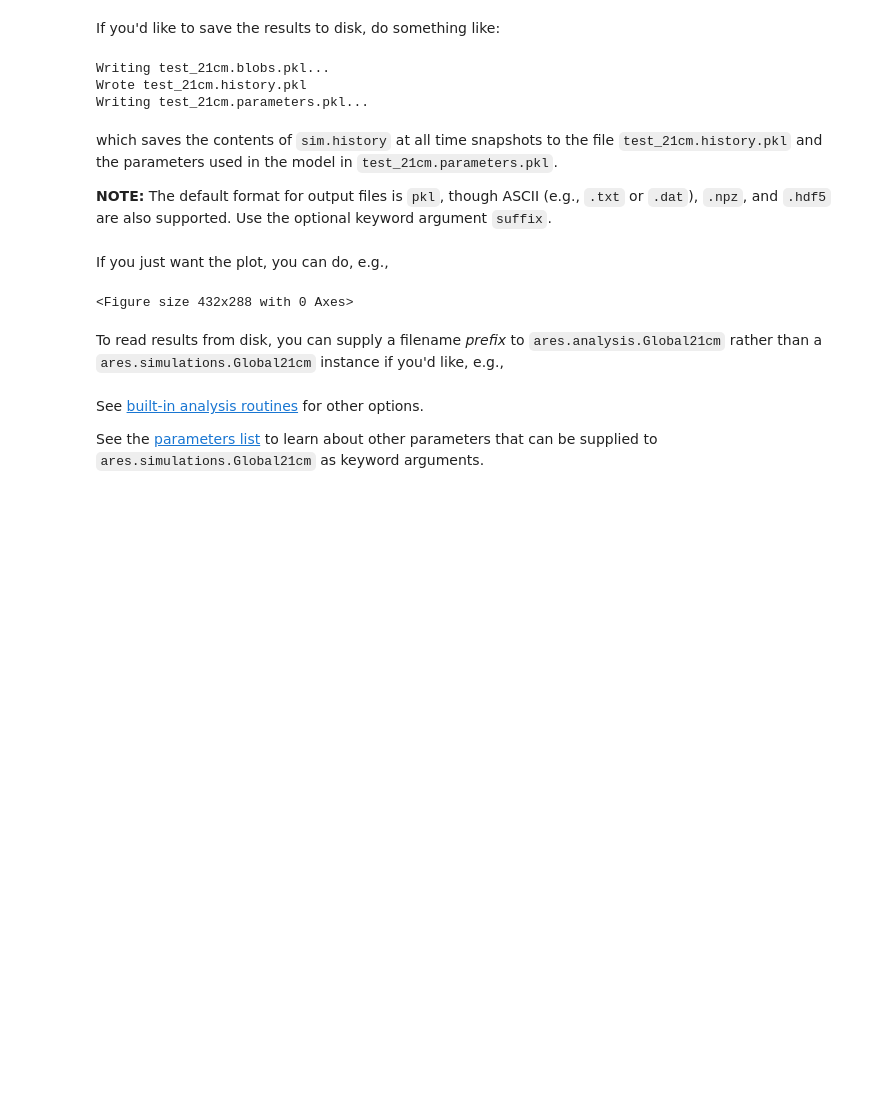
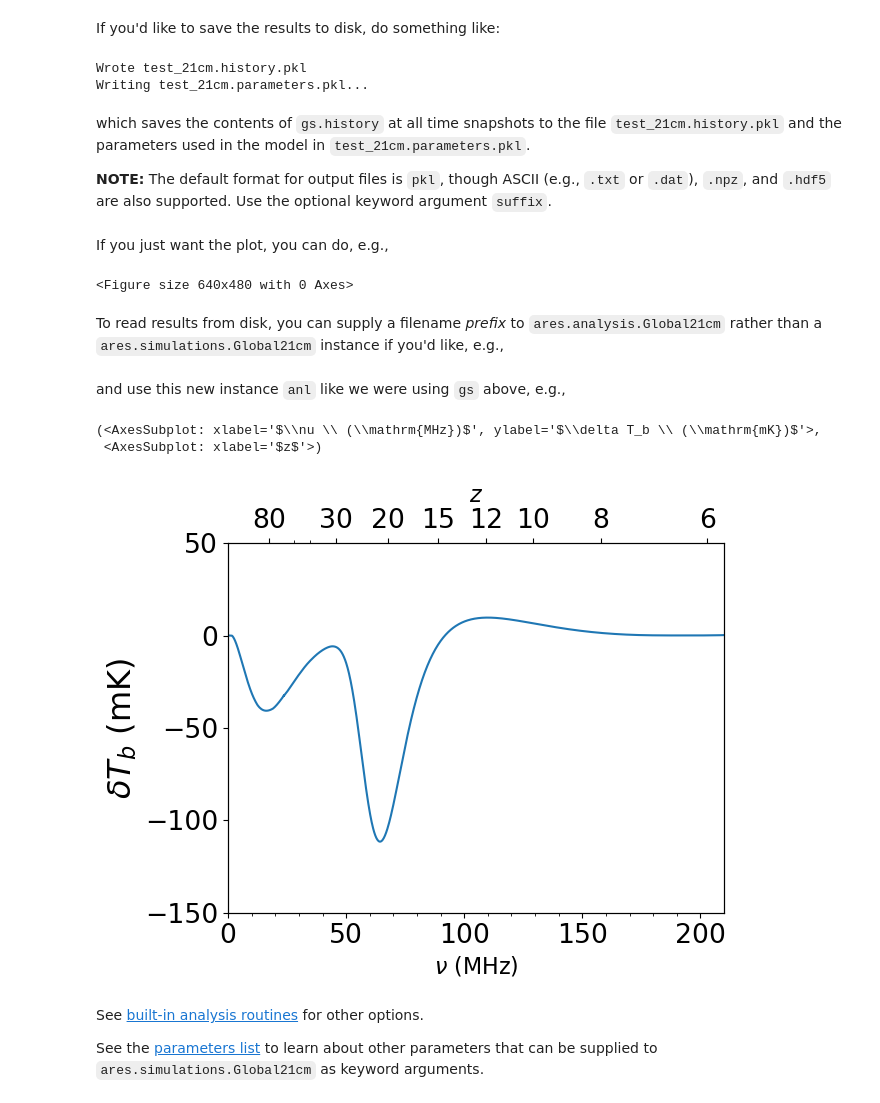
Before and after one commit to mirochaj/ares, a Jupyter notebook: docs/examples/example_gs_standard.ipynb, the cells around one changed output. Cells and saved outputs as stored; diff of their text form; code cells hidden in the pictures; blank space fills up the shorter version.

```diff
--- a/docs/examples/example_gs_standard.ipynb
+++ b/docs/examples/example_gs_standard.ipynb
@@ -77,27 +69,34 @@ sim.GlobalSignature(fig=2)
 # %% [markdown]
 If you'd like to save the results to disk, do something like:
 # %%
-sim.save('test_21cm', clobber=True)
+gs.save('test_21cm', clobber=True)
 # %% [output]
-Writing test_21cm.blobs.pkl...
 Wrote test_21cm.history.pkl
 Writing test_21cm.parameters.pkl...
 # %% [markdown]
-which saves the contents of ``sim.history`` at all time snapshots to the file ``test_21cm.history.pkl`` and the parameters used in the model in ``test_21cm.parameters.pkl``.
+which saves the contents of ``gs.history`` at all time snapshots to the file ``test_21cm.history.pkl`` and the parameters used in the model in ``test_21cm.parameters.pkl``.
 
 **NOTE:** The default format for output files is ``pkl``, though ASCII (e.g., ``.txt`` or ``.dat``), ``.npz``, and ``.hdf5`` are also supported. Use the optional keyword argument ``suffix``.
 # %% [markdown]
 If you just want the plot, you can do, e.g.,
 # %%
-pl.figure(2)
-pl.savefig('ares_gs_default.png')
+plt.figure(2)
+plt.savefig('ares_gs_default.png')
 # %% [output]
-<Figure size 432x288 with 0 Axes>
+<Figure size 640x480 with 0 Axes>
 # %% [markdown]
 To read results from disk, you can supply a filename *prefix* to ``ares.analysis.Global21cm``
 rather than a ``ares.simulations.Global21cm`` instance if you'd like, e.g.,
 # %%
 anl = ares.analysis.Global21cm('test_21cm')
+# %% [markdown]
+and use this new instance `anl` like we were using `gs` above, e.g.,
+# %%
+anl.Plot21cmGlobalSignal()
+# %% [output]
+(<AxesSubplot: xlabel='$\\nu \\ (\\mathrm{MHz})$', ylabel='$\\delta T_b \\ (\\mathrm{mK})$'>,
+ <AxesSubplot: xlabel='$z$'>)
+[figure, added]
 # %% [markdown]
 See [built-in analysis routines](../analysis.html) for other options.
 
```
Also changed, not shown: parts of 16 cells of this notebook, 2 other files.
